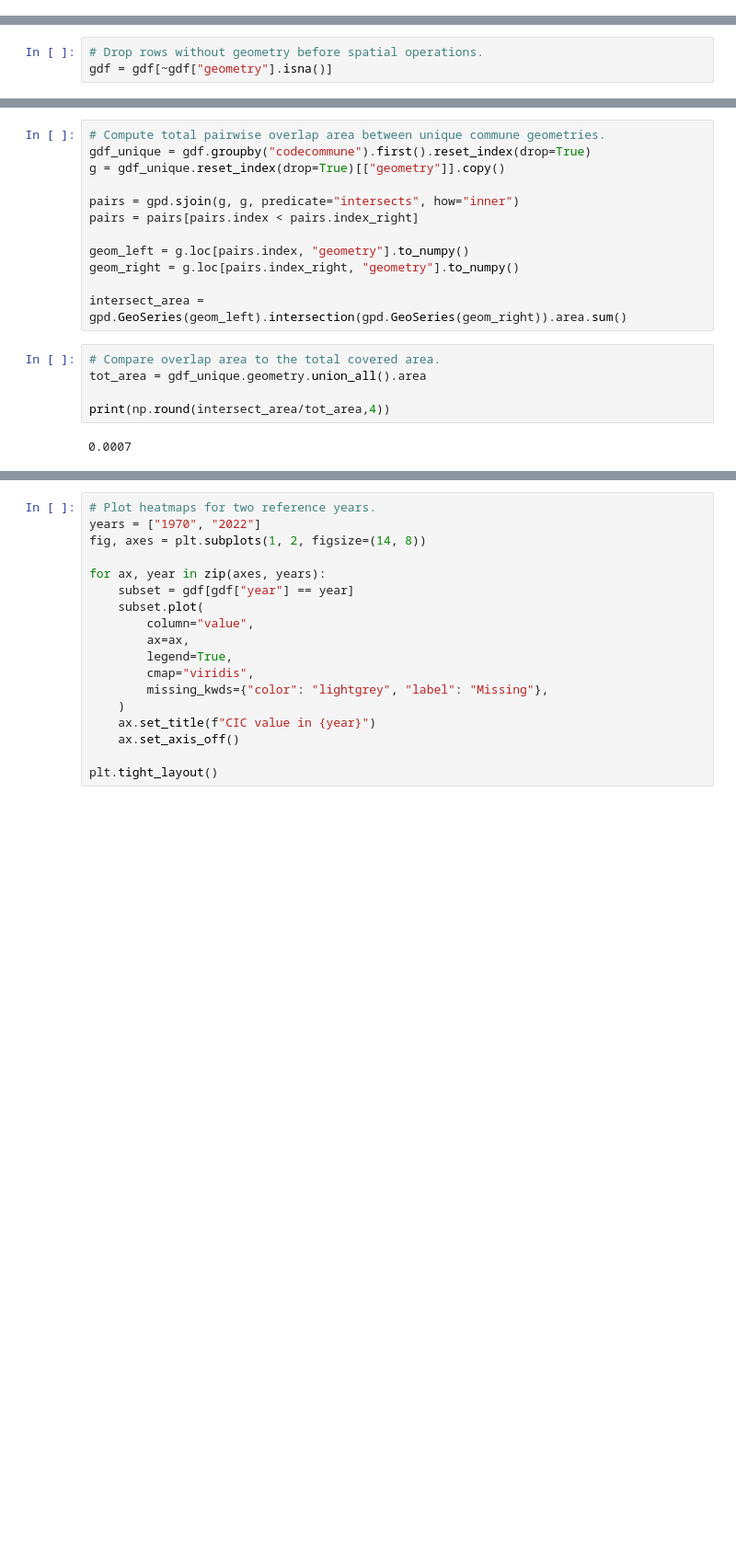
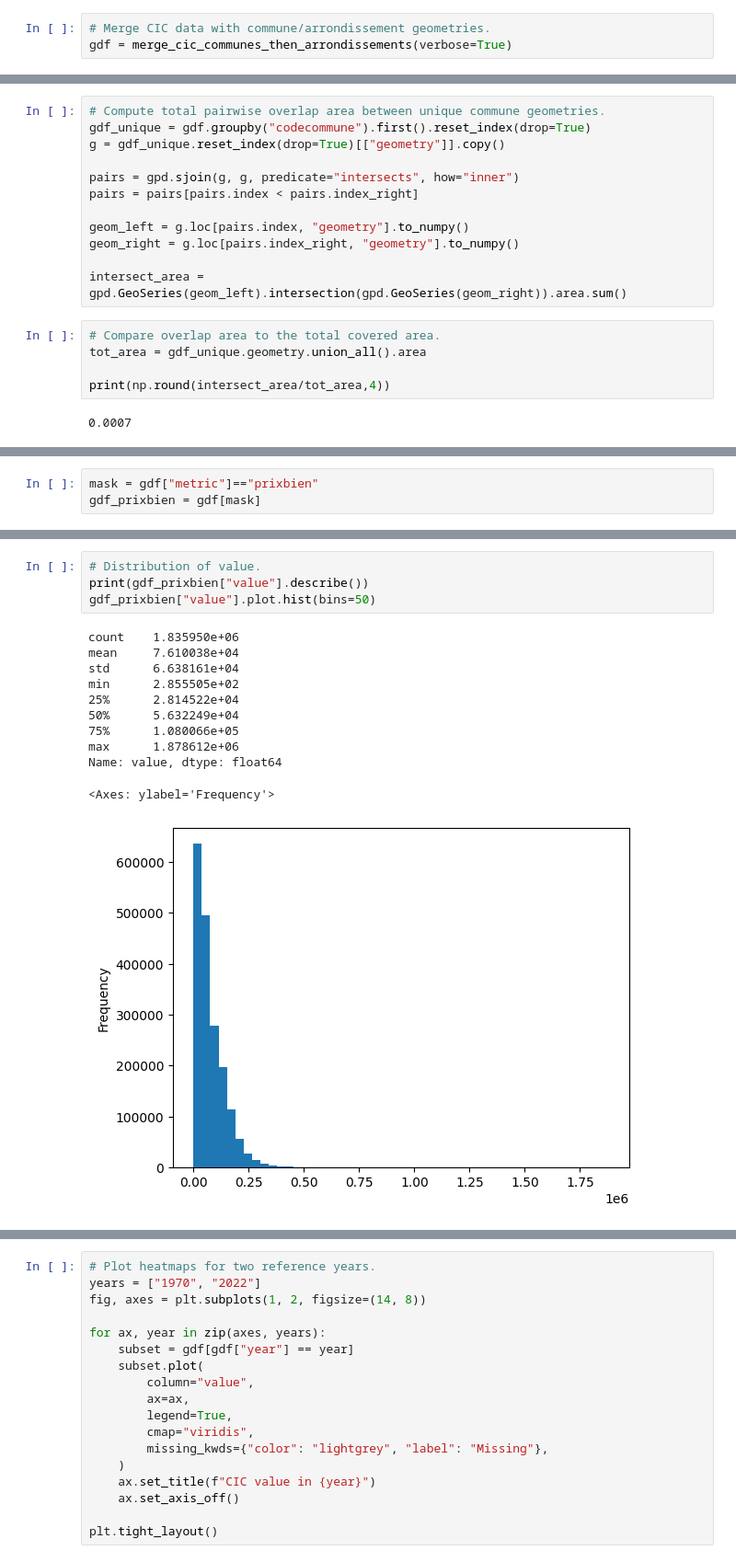
Before and after one commit to biondi-s/re_france, a Jupyter notebook: notebooks/01_cic_heatmap.ipynb, the cells around one changed output, grey strips where cells are left out. Shown at 92% size. Cells and saved outputs as stored; diff of their text form; blank space fills up the shorter version.

```diff
--- a/notebooks/01_cic_heatmap.ipynb
+++ b/notebooks/01_cic_heatmap.ipynb
@@ -17,0 +17,3 @@ gdf = merge_cic_communes_then_arrondissements()
+# %%
+# Merge CIC data with commune/arrondissement geometries.
+gdf = merge_cic_communes_then_arrondissements(verbose=True)
@@ -42,3 +41,0 @@ Length: 2, dtype: string
-# %%
-# Drop rows without geometry before spatial operations.
-gdf = gdf[~gdf["geometry"].isna()]
@@ -63,0 +65,3 @@ print(np.round(intersect_area/tot_area,4))
+# %%
+mask = gdf["metric"]=="prixbien"
+gdf_prixbien = gdf[mask]
@@ -63,0 +77,16 @@ print(np.round(intersect_area/tot_area,4))
+# %%
+# Distribution of value.
+print(gdf_prixbien["value"].describe())
+gdf_prixbien["value"].plot.hist(bins=50)
+# %% [output]
+count    1.835950e+06
+mean     7.610038e+04
+std      6.638161e+04
+min      2.855505e+02
+25%      2.814522e+04
+50%      5.632249e+04
+75%      1.080066e+05
+max      1.878612e+06
+Name: value, dtype: float64
+<Axes: ylabel='Frequency'>
+[figure, added]
```
Also changed, not shown: parts of 21 cells of this notebook, 1 other file.
